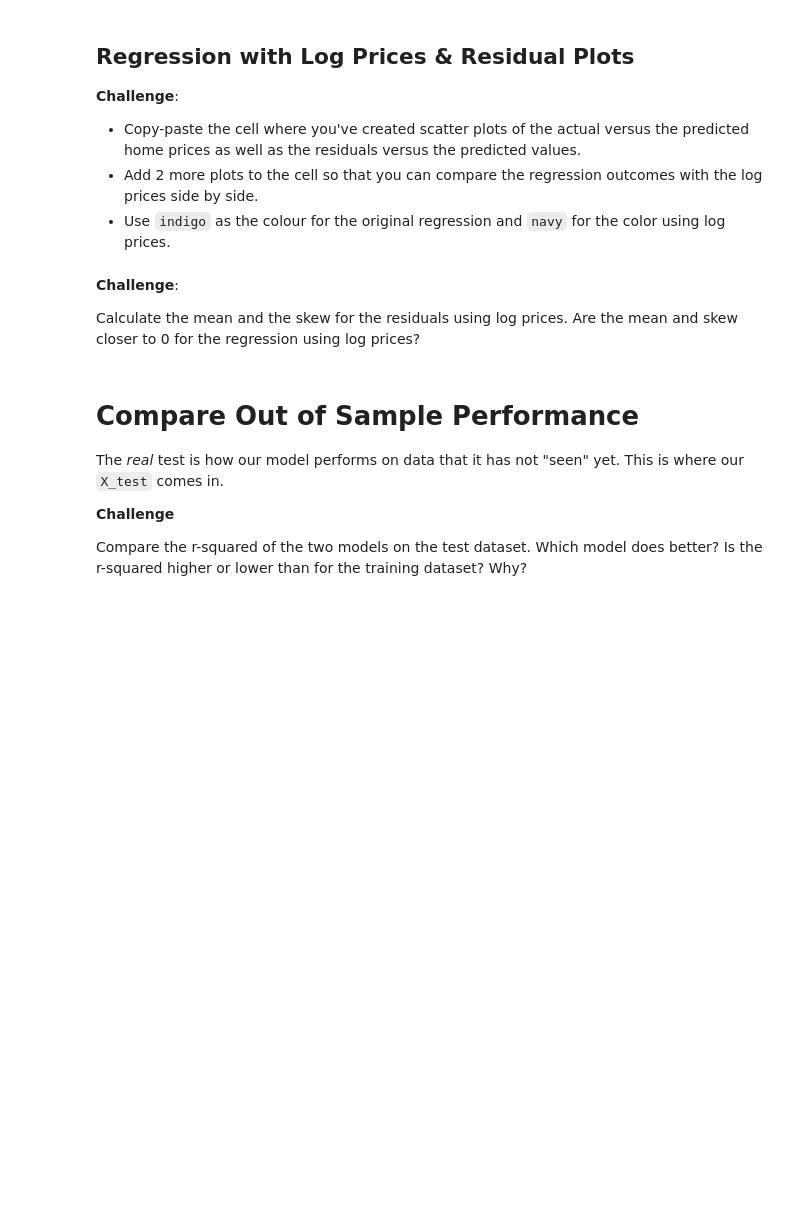
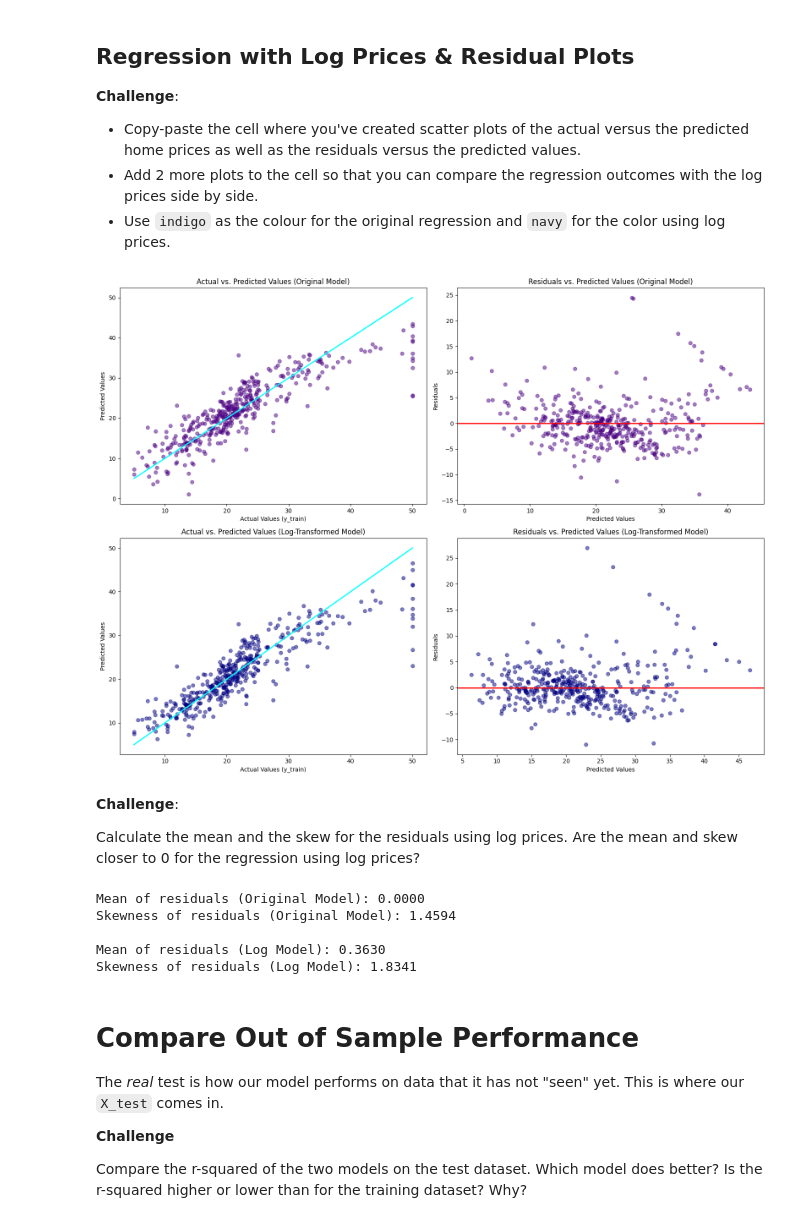
Before and after one commit to Anan014/Python_Pro_Bootcamp, a Jupyter notebook: day81-Predict_House_Prices/Multivariable_Regression_and_Valuation_Model.ipynb, the cells around one changed output. Saved outputs shown, nothing was run; the diff lists cells and outputs as text; code cells hidden in the pictures; blank space fills up the shorter version.

Commit message:
day81 - Regression with Log Prices & Residual Plots Completed

```diff
--- a/day81-Predict_House_Prices/Multivariable_Regression_and_Valuation_Model.ipynb
+++ b/day81-Predict_House_Prices/Multivariable_Regression_and_Valuation_Model.ipynb
@@ -846,10 +846,80 @@ The coefficient for PTRATIO (pupil-teacher ratio) is: -0.0348
 * Copy-paste the cell where you've created scatter plots of the actual versus the predicted home prices as well as the residuals versus the predicted values.
 * Add 2 more plots to the cell so that you can compare the regression outcomes with the log prices side by side.
 * Use `indigo` as the colour for the original regression and `navy` for the color using log prices.
+# %%
+# Calculate predicted values for the original model
+predicted_values_original = model.predict(X_train)
+residuals_original = y_train - predicted_values_original
+
+# Calculate predicted values for the log-transformed model
+predicted_values_log = model_log.predict(X_train)
+# Convert predicted log values back to the original scale using the exponential function
+predicted_values_log_exp = np.exp(predicted_values_log)
+residuals_log = y_train - predicted_values_log_exp  # Calculate residuals in the original scale
+# %%
+# Create figure and subplots for side-by-side comparison
+plt.figure(figsize=(16, 12))
+
+# 1. Actual vs. Predicted Values (Original Model)
+plt.subplot(2, 2, 1)
+plt.scatter(y_train, predicted_values_original, color='indigo', alpha=0.5)
+plt.plot([y_train.min(), y_train.max()], [y_train.min(), y_train.max()], color='cyan', linewidth=2)
+plt.title('Actual vs. Predicted Values (Original Model)')
+plt.xlabel('Actual Values (y_train)')
+plt.ylabel('Predicted Values')
+
+# 2. Residuals vs. Predicted Values (Original Model)
+plt.subplot(2, 2, 2)
+plt.scatter(predicted_values_original, residuals_original, color='indigo', alpha=0.5)
+plt.axhline(0, color='red', linewidth=2)
+plt.title('Residuals vs. Predicted Values (Original Model)')
+plt.xlabel('Predicted Values')
+plt.ylabel('Residuals')
+
+# 3. Actual vs. Predicted Values (Log Model)
+plt.subplot(2, 2, 3)
+plt.scatter(y_train, predicted_values_log_exp, color='navy', alpha=0.5)
+plt.plot([y_train.min(), y_train.max()], [y_train.min(), y_train.max()], color='cyan', linewidth=2)
+plt.title('Actual vs. Predicted Values (Log-Transformed Model)')
+plt.xlabel('Actual Values (y_train)')
+plt.ylabel('Predicted Values')
+
+# 4. Residuals vs. Predicted Values (Log Model)
+plt.subplot(2, 2, 4)
+plt.scatter(predicted_values_log_exp, residuals_log, color='navy', alpha=0.5)
+plt.axhline(0, color='red', linewidth=2)
+plt.title('Residuals vs. Predicted Values (Log-Transformed Model)')
+plt.xlabel('Predicted Values')
+plt.ylabel('Residuals')
+
+plt.tight_layout()
+plt.show()
+# %% [output]
+[figure, added]
 # %% [markdown]
 **Challenge**:
 
 Calculate the mean and the skew for the residuals using log prices. Are the mean and skew closer to 0 for the regression using log prices?
+# %%
+# Mean and skewness of residuals for the original model (if needed for comparison)
+mean_residuals_original = residuals_original.mean()
+skewness_residuals_original = residuals_original.skew()
+
+print(f"Mean of residuals (Original Model): {mean_residuals_original:.4f}")
+print(f"Skewness of residuals (Original Model): {skewness_residuals_original:.4f}")
+
+# Mean and skewness of residuals for the log-transformed model
+mean_residuals_log = residuals_log.mean()
+skewness_residuals_log = residuals_log.skew()
+
+print(f"\nMean of residuals (Log Model): {mean_residuals_log:.4f}")
+print(f"Skewness of residuals (Log Model): {skewness_residuals_log:.4f}")
+# %% [output]
+Mean of residuals (Original Model): 0.0000
+Skewness of residuals (Original Model): 1.4594
+
+Mean of residuals (Log Model): 0.3630
+Skewness of residuals (Log Model): 1.8341
 # %% [markdown]
 # Compare Out of Sample Performance
 
```
